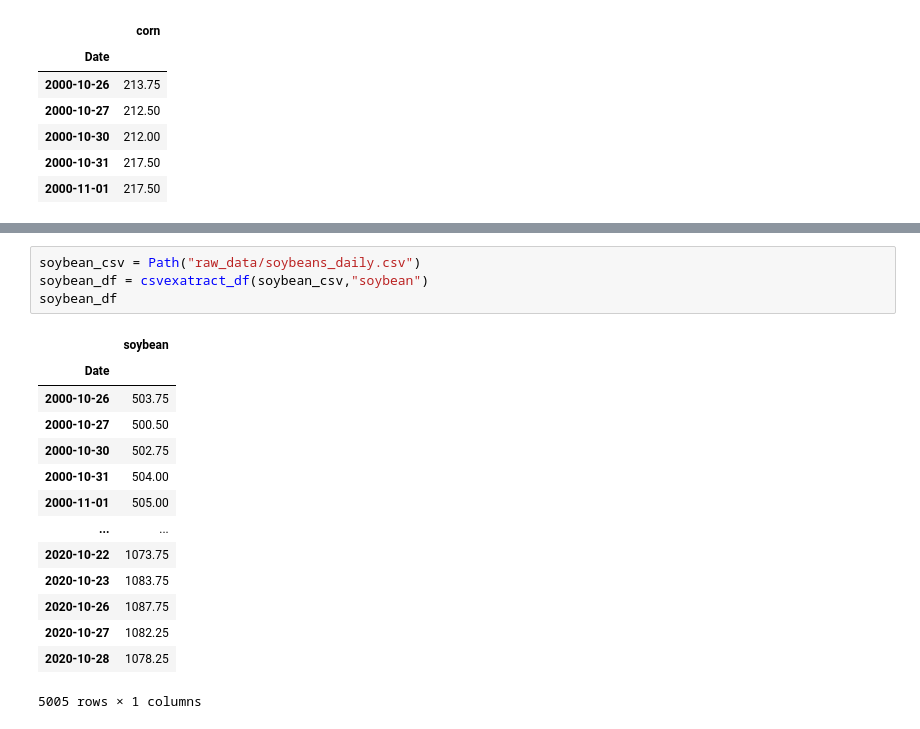
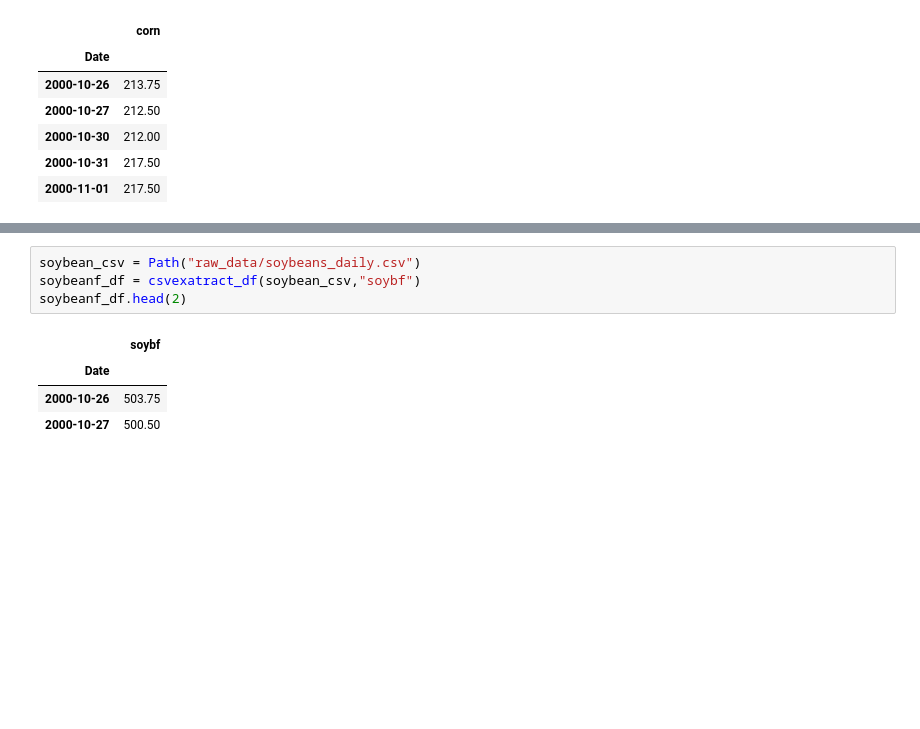
Before and after one commit to stew1922/data_farming, a Jupyter notebook: data/prices.ipynb, the cells around one changed output, grey strips where cells are left out. Cells and saved outputs as stored; diff of their text form; blank space fills up the shorter version.

```diff
--- a/data/prices.ipynb
+++ b/data/prices.ipynb
@@ -140,21 +248,11 @@ cornb
 # %%
 soybean_csv = Path("raw_data/soybeans_daily.csv")
-soybean_df = csvexatract_df(soybean_csv,"soybean")
-soybean_df
+soybeanf_df = csvexatract_df(soybean_csv,"soybf")
+soybeanf_df.head(2)
 # %% [output]
-|  | soybean |
+|  | soybf |
 | Date |  |
 | 2000-10-26 | 503.75 |
 | 2000-10-27 | 500.50 |
-| 2000-10-30 | 502.75 |
-| 2000-10-31 | 504.00 |
-| 2000-11-01 | 505.00 |
-| ... | ... |
-| 2020-10-22 | 1073.75 |
-| 2020-10-23 | 1083.75 |
-| 2020-10-26 | 1087.75 |
-| 2020-10-27 | 1082.25 |
-| 2020-10-28 | 1078.25 |
-5005 rows × 1 columns
 # %%
 wheat_csv = Path("raw_data/wheat_daily.csv")
```
Also changed, not shown: parts of 17 cells of this notebook, 1 other file.
